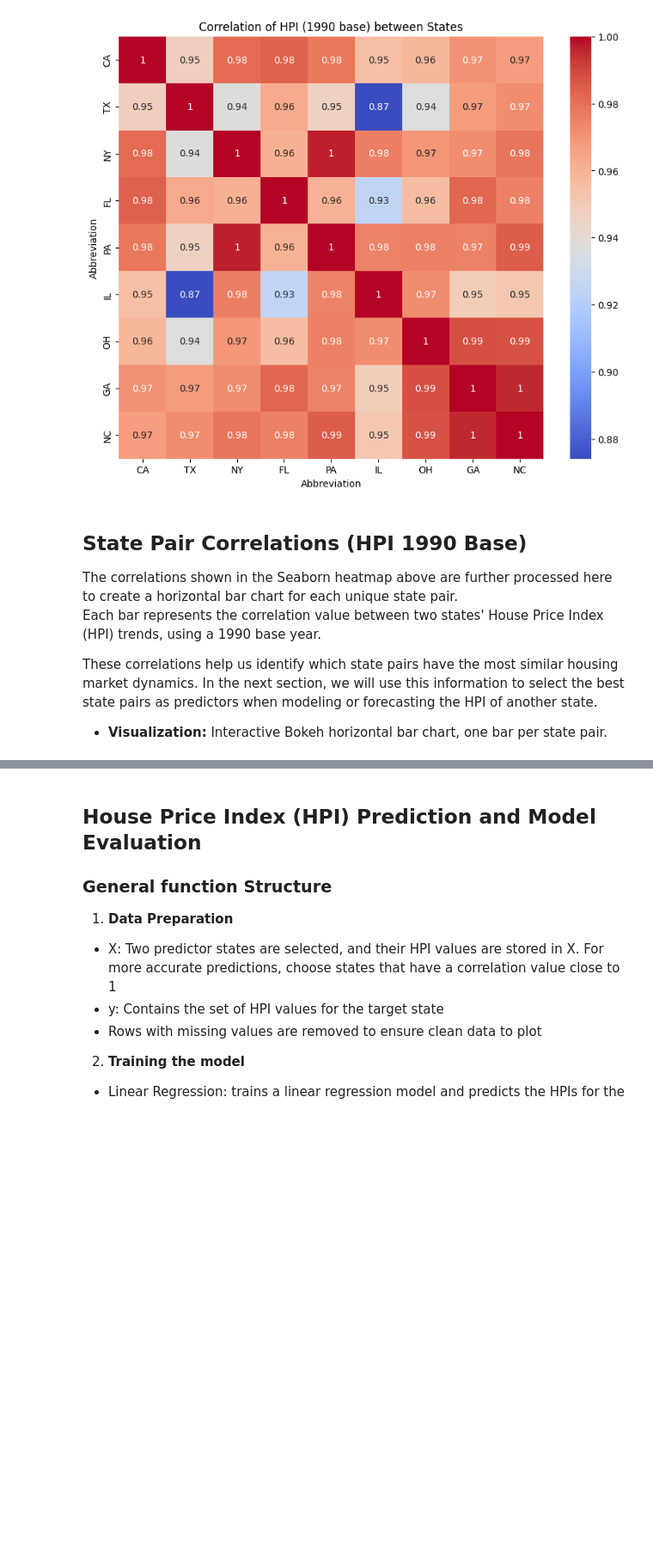
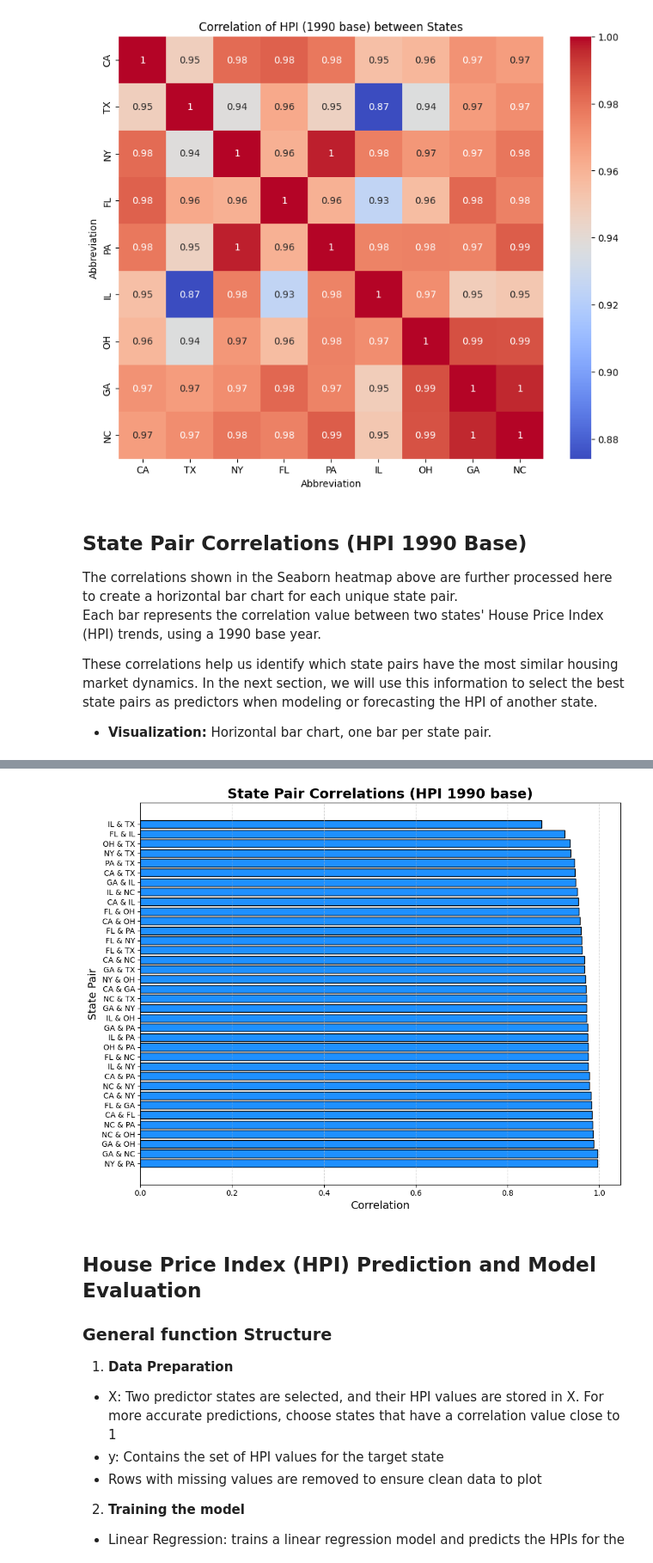
Before and after one commit to 2hannah1229/housing-price-predictions-repo, a Jupyter notebook: hpi-predictor.ipynb, the cells around one changed output, grey strips where cells are left out. Shown at 86% size. Drawn from its saved outputs; the diff is of its cells as text; code cells hidden in the pictures; blank space fills up the shorter version.

```diff
--- a/hpi-predictor.ipynb
+++ b/hpi-predictor.ipynb
@@ -146,7 +125,7 @@ Each bar represents the correlation value between two states' House Price Index
 These correlations help us identify which state pairs have the most similar housing market dynamics. In the next section, we will use this information to select the best state pairs as predictors when modeling or forecasting the HPI of another state.
 
 
-- **Visualization:** Interactive Bokeh horizontal bar chart, one bar per state pair.
+- **Visualization:** Horizontal bar chart, one bar per state pair.
 # %%
 correlation_matrix.index.name = None
 correlation_matrix.columns.name = None
@@ -173,12 +152,17 @@ corr_pairs = corr_pairs.drop_duplicates(subset=['Pair'])
 corr_pairs = corr_pairs.sort_values(by='Correlation', ascending=False)
 
 # Bokeh bar chart
-source = ColumnDataSource(corr_pairs)
-p = figure(y_range=list(corr_pairs['Pair']), width=700, height=400,
-           title="State Pair Correlations (HPI 1990 base)",
-           x_axis_label="Correlation", y_axis_label="State Pair")
-
-p.hbar(y='Pair', right='Correlation', height=0.6, source=source, color="dodgerblue")
-
-show(p)
+plt.figure(figsize=(10, 8))
+plt.barh(
+    corr_pairs['Pair'],
+    corr_pairs['Correlation'],
+    color="dodgerblue",
+    edgecolor="black"
+)
+plt.xlabel("Correlation", fontsize=14)
+plt.ylabel("State Pair", fontsize=14)
+plt.title("State Pair Correlations (HPI 1990 base)", fontsize=18, fontweight='bold')
+plt.grid(axis='x', linestyle='--', alpha=0.5)
+plt.tight_layout()
+plt.show()
 # %% [output]
@@ -187,3 +169,4 @@ show(p)
+[figure, added]
 # %% [markdown]
 ## House Price Index (HPI) Prediction and Model Evaluation
 
```
Also changed, not shown: parts of 11 cells of this notebook.
